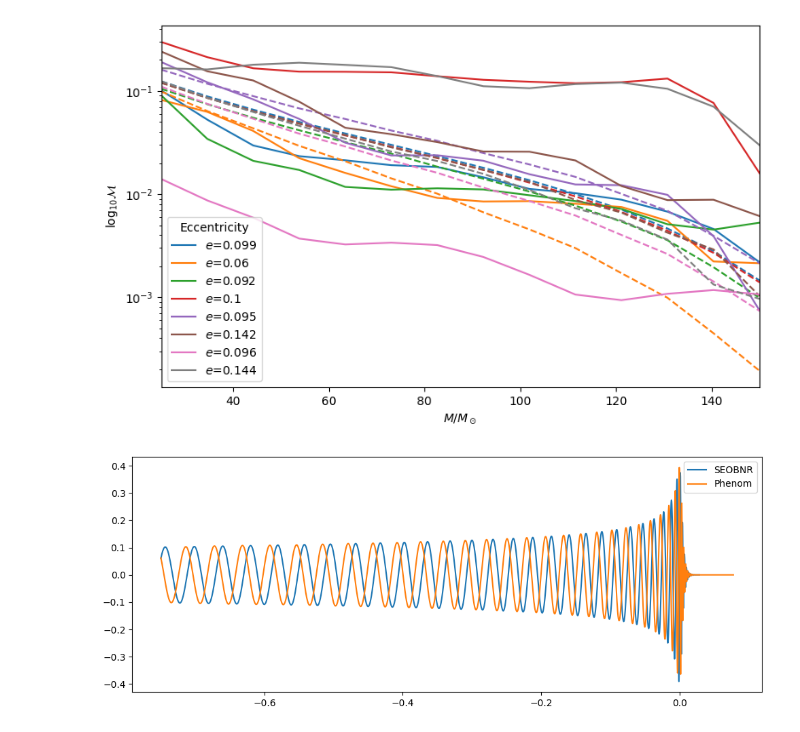
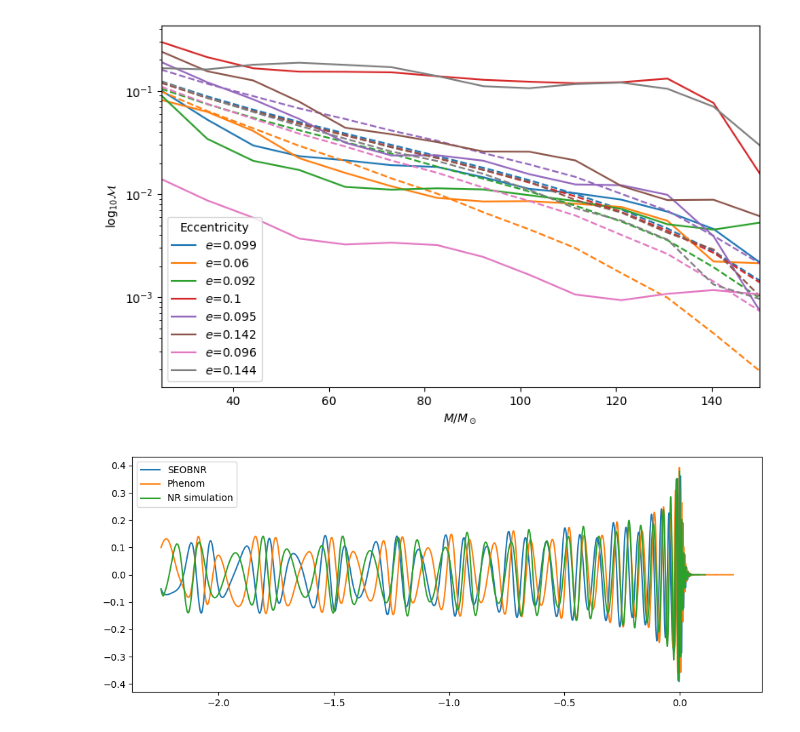
Before and after one commit to aminrouanserik/pyrex, a Jupyter notebook: example/replication.ipynb, the cells around one changed output. Cells and saved outputs as stored; diff of their text form; code cells hidden in the pictures.

Commit message:
High definition plot
A higher definition plot replicating the method used in the Setyawati and Ohme (2021) paper, figure 7.

```diff
--- a/example/replication.ipynb
+++ b/example/replication.ipynb
@@ -198,46 +198,14 @@ plt.tight_layout()
 plt.show()
 # %% [output]
 [figure]
-# %%
-q = 1
-eccentricity = 0
-spin1x, spin1z, spin1y = 0, 0, 0
-spin2x, spin2z, spin2y = 0, 0, 0
-
-masses = [50]
-for total_mass in masses:
-    if q < 1:
-        q = 1/q
-    mass1 = q * total_mass / (q + 1)
-    mass2 = total_mass / (q + 1)
-    std_phenom = {'mass1':mass1,'mass2':mass2,'eccentricity':eccentricity,'approximant':'IMRPhenomD','spin1x':spin1x,'spin1y':spin1y,'spin1z':spin1z,'spin2x':spin2x,'spin2y':spin1y,'spin2z':spin1z,'inclination':inclination,'distance':distance,'coa_phase':coa_phase, 'x':x}
-    std_seob = {'mass1':mass1,'mass2':mass2,'eccentricity':eccentricity,'approximant':'SEOBNRv4','spin1x':spin1x,'spin1y':spin1y,'spin1z':spin1z,'spin2x':spin2x,'spin2y':spin1y,'spin2z':spin1z,'inclination':inclination,'distance':distance,'coa_phase':coa_phase, 'x':x}
-
-    phen_ecc = Cookware(**std_phenom)
-    seob_ecc = Cookware(**std_seob)
-
-    scale = NR_amp_scale(total_mass, distance)
-    y22 = find_Y22(inclination, coa_phase)
-
-    t0 = sim.h.t[np.argmax(sim.h[:, sim.h.index(2, 2)])]
-    t_ref = (sim.h.t - t0) * (total_mass * lal.MTSUN_SI)
-    t_start = t_ref[0]
-    t_end = -29 * (total_mass * lal.MTSUN_SI)
-
-    t_seob = seob_ecc.time
-    t_phen = phen_ecc.time
-
-    # mask_ref = t_ref <= t_end/
-    mask_seob = (t_seob >= t_start)# & (t_seob <= t_end)
-    mask_phen = (t_phen >= t_start)# & (t_phen <= t_end)
 # %%
 plt.figure(figsize=(10, 4))
 plt.plot(t_seob[mask_seob], seob_ecc.h22[mask_seob] / (scale * y22), label="SEOBNR")
 plt.plot(t_phen[mask_phen], phen_ecc.h22[mask_phen] / (scale * y22), label="Phenom")
-# plt.plot(t_ref, sim.h[:, sim.h.index(2, 2)], label="NR simulation")
+plt.plot(t_ref, sim.h[:, sim.h.index(2, 2)], label="NR simulation")
 
 plt.legend()
 plt.tight_layout()
 plt.show()
 # %% [output]
-[figure, old version]
+[figure, new version]
```
